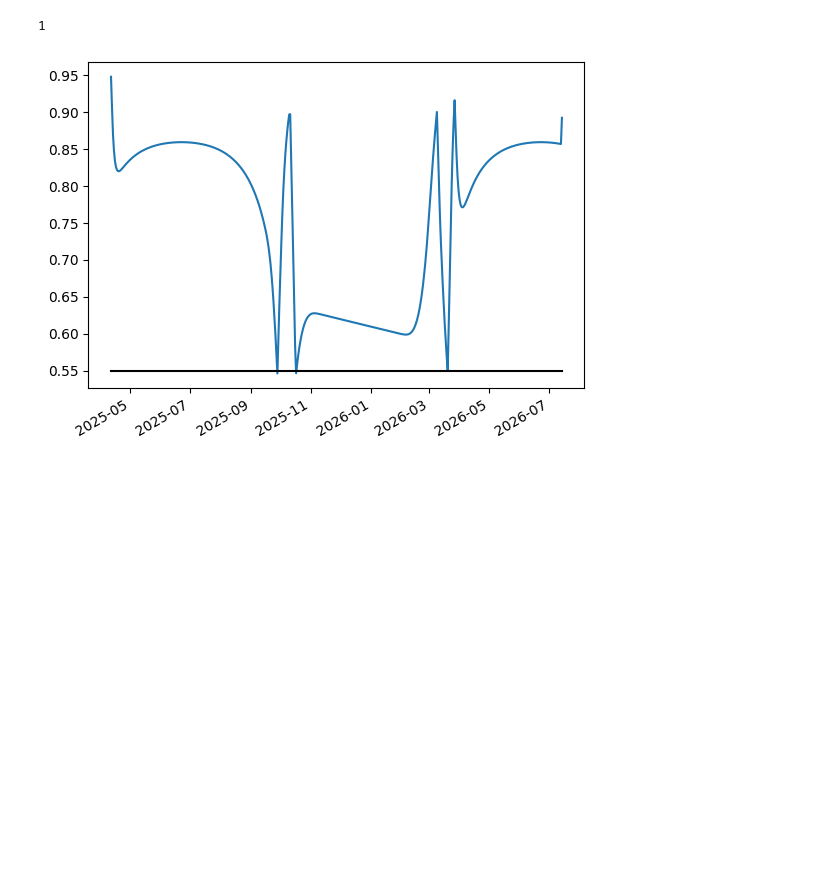
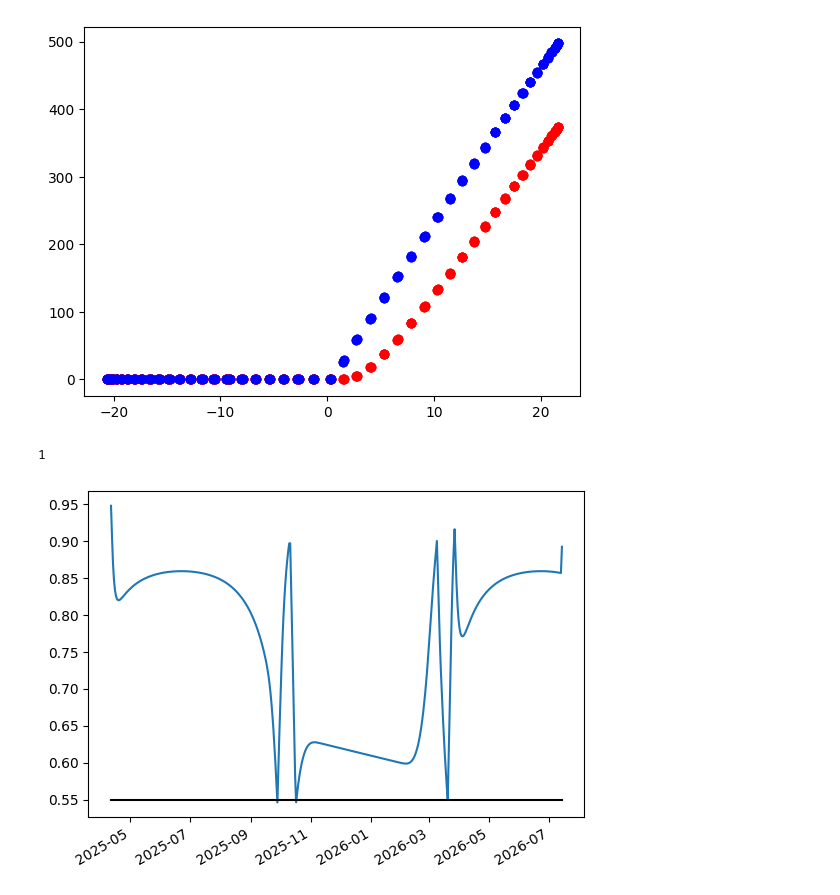
Before and after one commit to June-Skeeter/SunStatistics, a Jupyter notebook: Example_Usage.ipynb, the cells around one changed output. Drawn from its saved outputs; the diff is of its cells as text; code cells hidden in the pictures; blank space fills up the shorter version.

```diff
--- a/Example_Usage.ipynb
+++ b/Example_Usage.ipynb
@@ -1 +1,32 @@
+# %%
+import importlib
+import numpy as np
+import pandas as pd
+import SolarCalc as SC
+import matplotlib.pyplot as plt
+importlib.reload(SC)
+
+
+plt.figure()
+for s in [0,45,90]:
+    sa=SC.System(
+        Timestamp=['2026-03-21 00:00','2026-03-22 00:00','15min'],
+        Latitude=0,#69,
+        Longitude=0,
+        transmissivity=0.9,
+        UTC=False,
+        Slope=s,#62.5,
+        # Slope = 90,
+        Full_Load_Watts=24,
+        Discharge_Limit=0.55,
+        Batt_Sequences_in_Parallel=12
+        )
+    m = (1/(np.cos(np.radians(sa.Zenith))))
+    plt.scatter(sa.Solar_elevation,sa.SW_in,color='r')#**m)
+    plt.scatter(sa.Solar_elevation,sa.I,color='b')#**m)
+# plt.scatter(sa.rad_Vector,sa.Solar_elevation)
+# sa.rad_Vector
+# sa.incidence
+# %% [output]
+[figure, added]
 # %%
```
Also changed, not shown: parts of 1 cell of this notebook, 1 other file.
